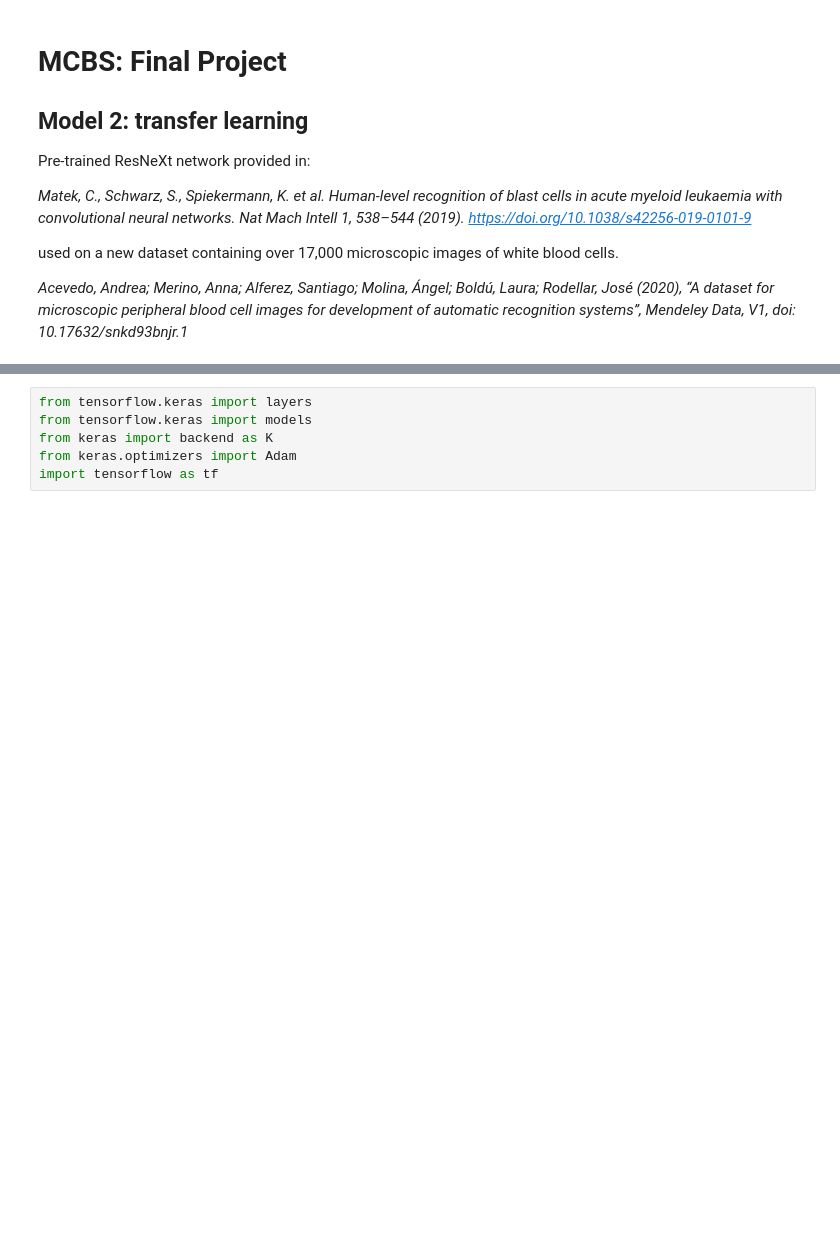
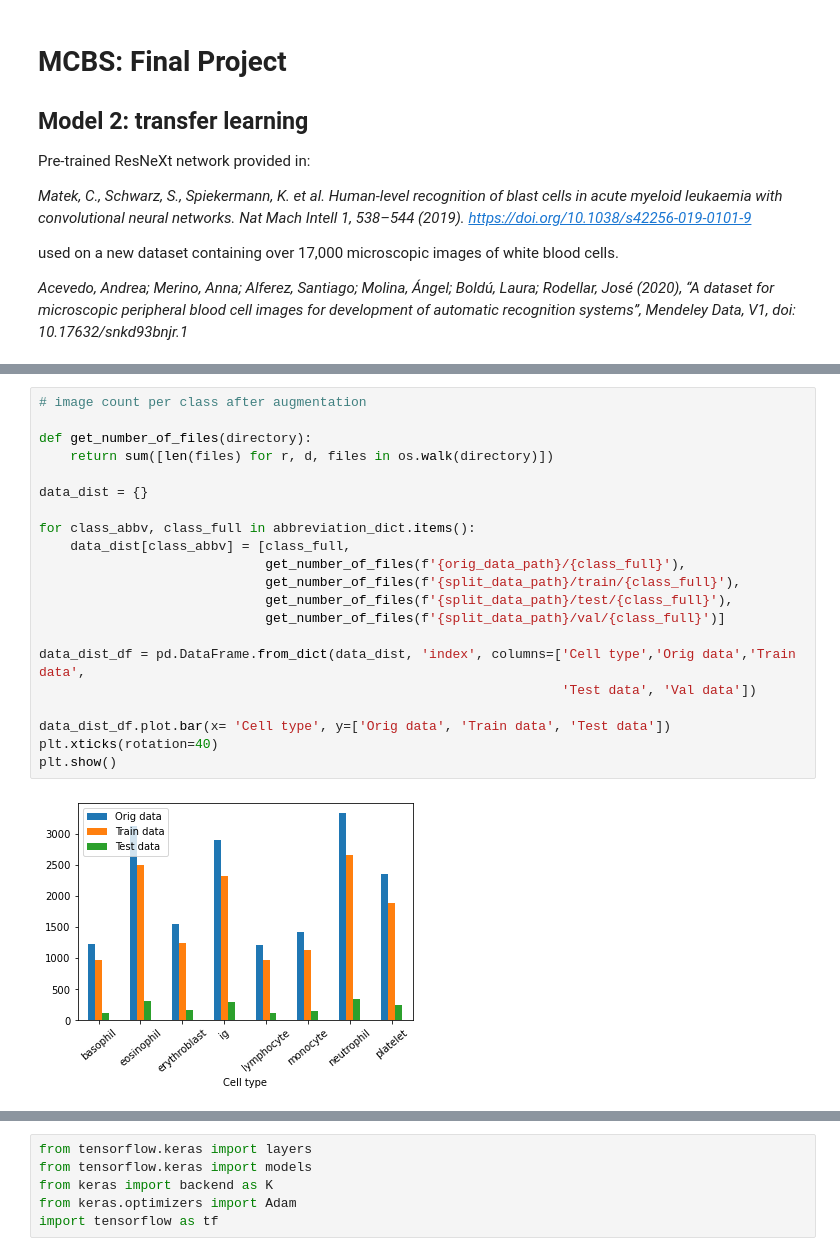
Before and after one commit to mkukielka3/MCBS, a Jupyter notebook: final_project/notebooks/model2_pbc.ipynb, the cells around one changed output, grey strips where cells are left out. Drawn from its saved outputs; the diff is of its cells as text; blank space fills up the shorter version.

```diff
--- a/final_project/notebooks/model2_pbc.ipynb
+++ b/final_project/notebooks/model2_pbc.ipynb
@@ -68,0 +96,23 @@ else:
+# %%
+# image count per class after augmentation
+
+def get_number_of_files(directory):
+    return sum([len(files) for r, d, files in os.walk(directory)])
+
+data_dist = {}
+
+for class_abbv, class_full in abbreviation_dict.items():
+    data_dist[class_abbv] = [class_full,
+                             get_number_of_files(f'{orig_data_path}/{class_full}'),
+                             get_number_of_files(f'{split_data_path}/train/{class_full}'),
+                             get_number_of_files(f'{split_data_path}/test/{class_full}'),
+                             get_number_of_files(f'{split_data_path}/val/{class_full}')]
+
+data_dist_df = pd.DataFrame.from_dict(data_dist, 'index', columns=['Cell type','Orig data','Train data',
+                                                                   'Test data', 'Val data'])
+
+data_dist_df.plot.bar(x= 'Cell type', y=['Orig data', 'Train data', 'Test data'])
+plt.xticks(rotation=40)
+plt.show()
+# %% [output]
+[figure, added]
```
Also changed, not shown: parts of 34 cells of this notebook, 27 other files.
